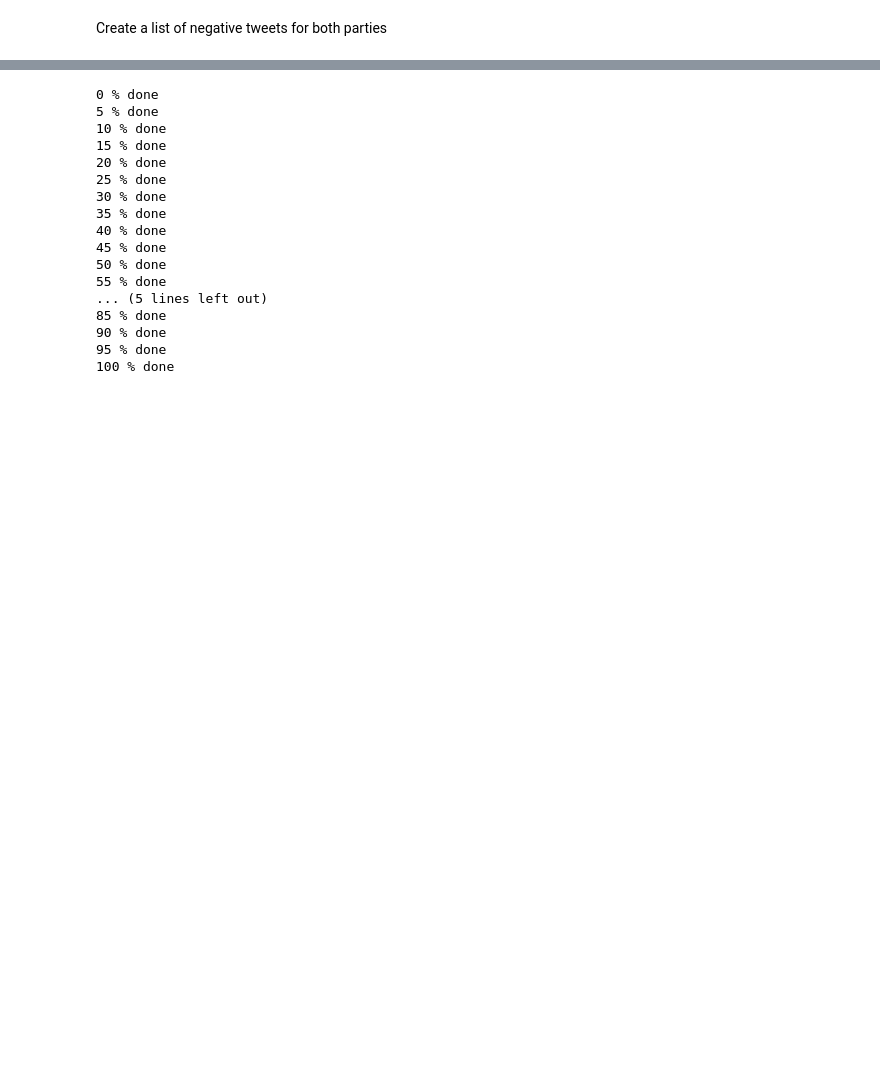
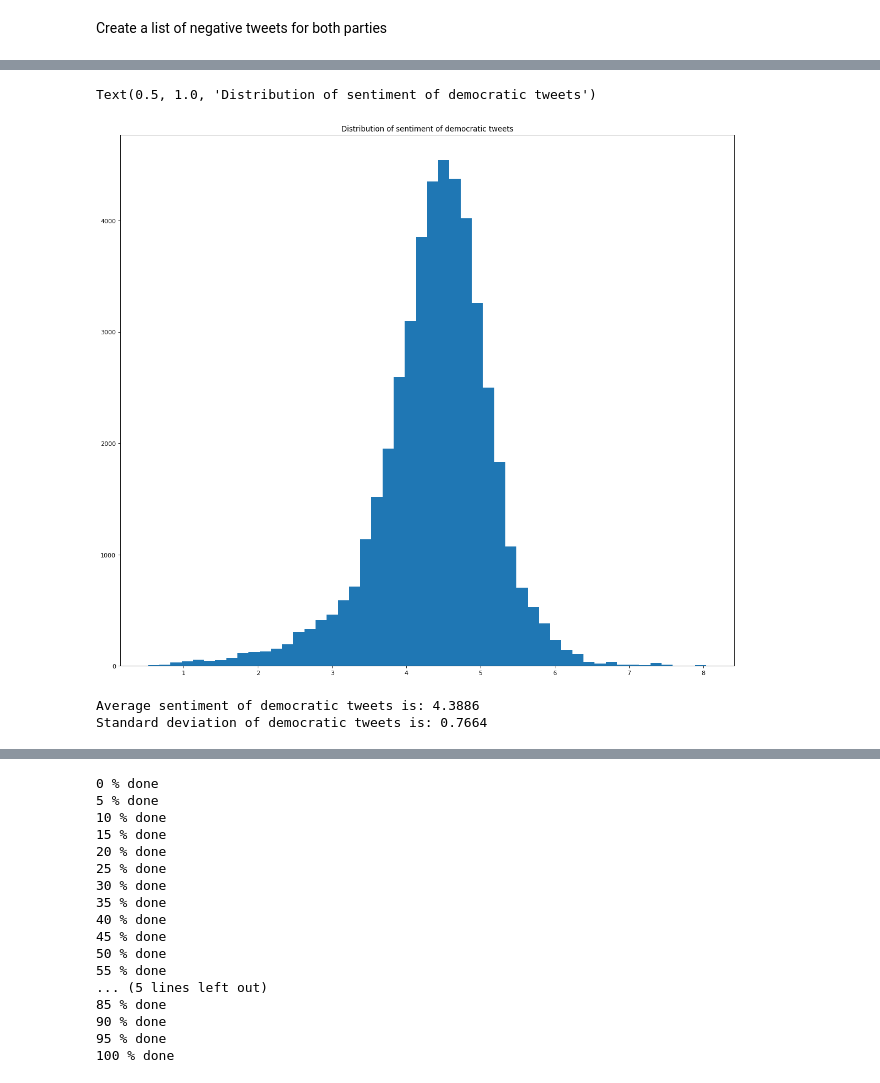
Before and after one commit to LukaAvbreht/Social_graphs, a Jupyter notebook: 02_Assignment/assignment2.ipynb, the cells around one changed output, grey strips where cells are left out. Cells and saved outputs as stored; diff of their text form; code cells hidden in the pictures; blank space fills up the shorter version.

```diff
--- a/02_Assignment/assignment2.ipynb
+++ b/02_Assignment/assignment2.ipynb
@@ -574,0 +671,23 @@ posivie_threshold = all_senti_avrg + 2*all_senti_stdev
+# %%
+demo_sentiment_list = list()
+repu_sentiment_list = list()
+
+i = 0
+j = 0
+for tweet in demo_tweets_list:
+    stotwwet = sentiment(tweet)
+    if stotwwet != 0:
+        demo_sentiment_list.append(stotwwet)
+    if i%(all_tweets_num//20) == 0:
+        print(j*100//20,"% done")
+        j+=1
+    i+=1
+
+for tweet in repu_tweets_list:
+    stotwwet = sentiment(tweet)
+    if stotwwet != 0:
+        repu_sentiment_list.append(stotwwet)
+    if (i+2)%(all_tweets_num//20) == 0:
+        print(j*100//20,"% done")
+        j+=1
+    i+=1
@@ -574,0 +712,19 @@ posivie_threshold = all_senti_avrg + 2*all_senti_stdev
+# %%
+plt.figure(figsize=(18, 16), dpi= 80, facecolor='w', edgecolor='k')
+plt.hist(demo_sentiment_list, bins=50)
+plt.title("Distribution of sentiment of democratic tweets")
+# %% [output]
+Text(0.5, 1.0, 'Distribution of sentiment of democratic tweets')
+[figure, added]
+# %%
+demo_sentiment_nparray = np.array(demo_sentiment_list)
+demo_sentiment_avrg = demo_sentiment_nparray.mean()
+demo_sentiment_stdev = demo_sentiment_nparray.std()
+
+print("Average sentiment of democratic tweets is: {0:.4f}".format(demo_sentiment_avrg))
+print("Standard deviation of democratic tweets is: {0:.4f}".format(demo_sentiment_stdev))
+
+# TODO exclude the ones where sentiment is 0
+# %% [output]
+Average sentiment of democratic tweets is: 4.3886
+Standard deviation of democratic tweets is: 0.7664
```
Also changed, not shown: parts of 31 cells of this notebook.
